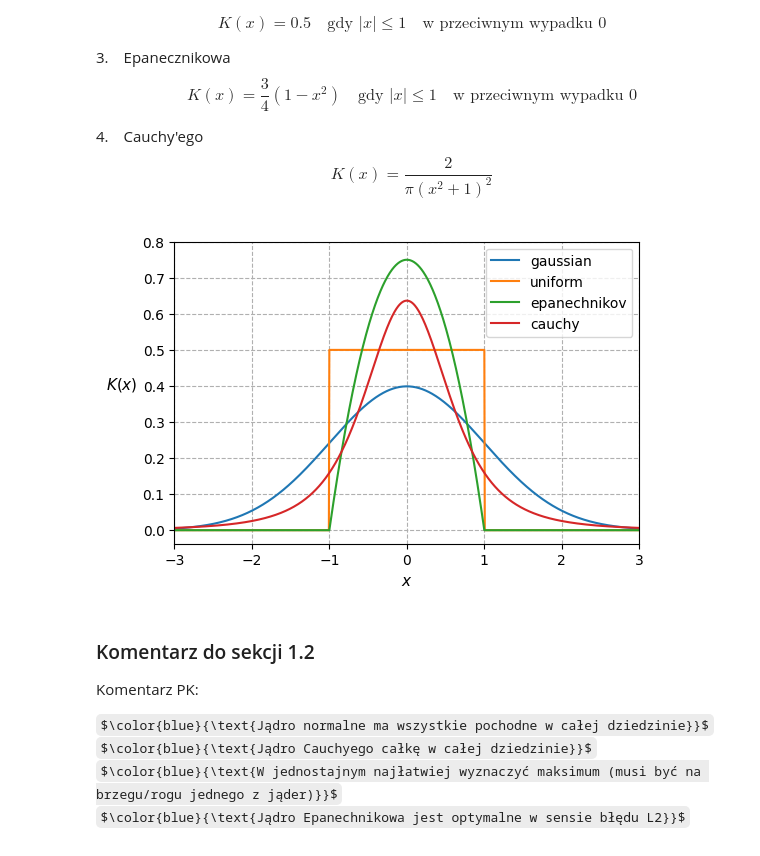
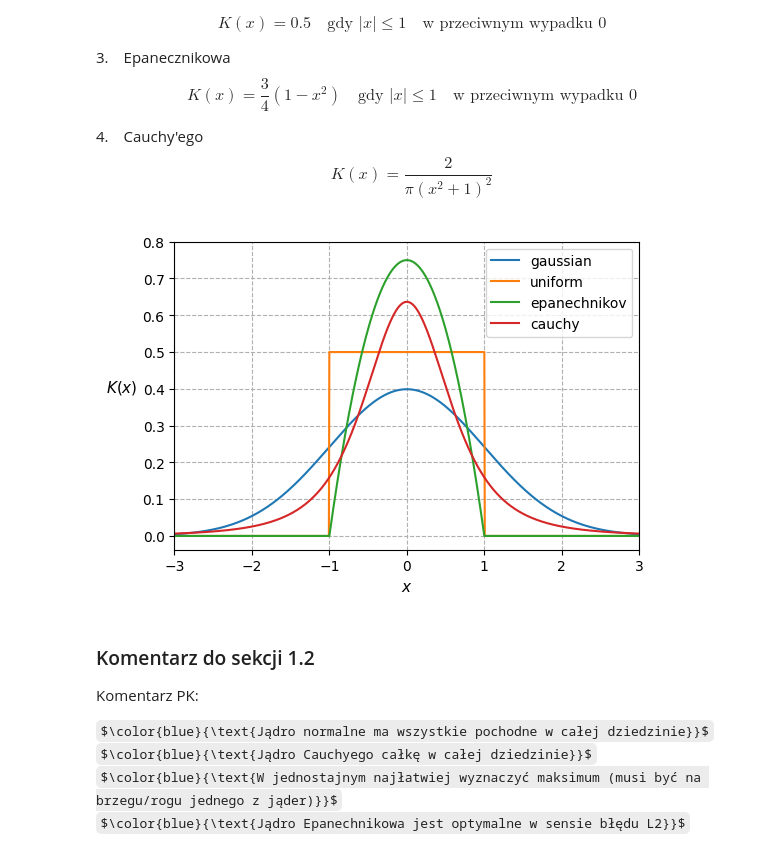
Before and after one commit to krystianfranus/kde-learn, a Jupyter notebook: notebooks/PhD_notes.ipynb, the cells around one changed output. Saved outputs shown, nothing was run; the diff lists cells and outputs as text; code cells hidden in the pictures; some formulas as TeX source.

```diff
--- a/notebooks/PhD_notes.ipynb
+++ b/notebooks/PhD_notes.ipynb
@@ -44,24 +44,23 @@ $$K(x) = \frac{3}{4} (1-x^2) \quad \text{gdy } |x| \leq 1 \quad  \text{w przeciw
 4.&emsp;Cauchy'ego
 $$K(x) = \frac{2}{\pi (x^2 + 1)^2}$$
 # %%
-m_test = 1000
-x_test = np.linspace(-3, 3, m_test)
+x_grid = np.linspace(-3, 3, 1000)
 
 plt.figure(figsize=(6, 4), dpi=100)
 
 for kernel in [gaussian, uniform, epanechnikov, cauchy]:
-    scores = [kernel(x) for x in x_test]
-    plt.plot(x_test, scores, label=kernel.__name__)
+    scores = [kernel(x) for x in x_grid]
+    plt.plot(x_grid, scores, label=kernel.__name__)
 
-plt.legend()
+plt.legend(fontsize=10)
 plt.xlim(-3, 3)
 plt.ylim(top=0.8)
 plt.xlabel("$x$", fontsize=11)
 plt.ylabel("$K(x)$", rotation=0, labelpad=15, fontsize=11)
 plt.grid(linestyle="--")
 plt.show()
 # %% [output]
-[figure, old version]
+[figure, new version]
 # %% [markdown]
 ### Komentarz do sekcji 1.2
 
```
Also changed, not shown: parts of 26 cells of this notebook, 9 other files.
